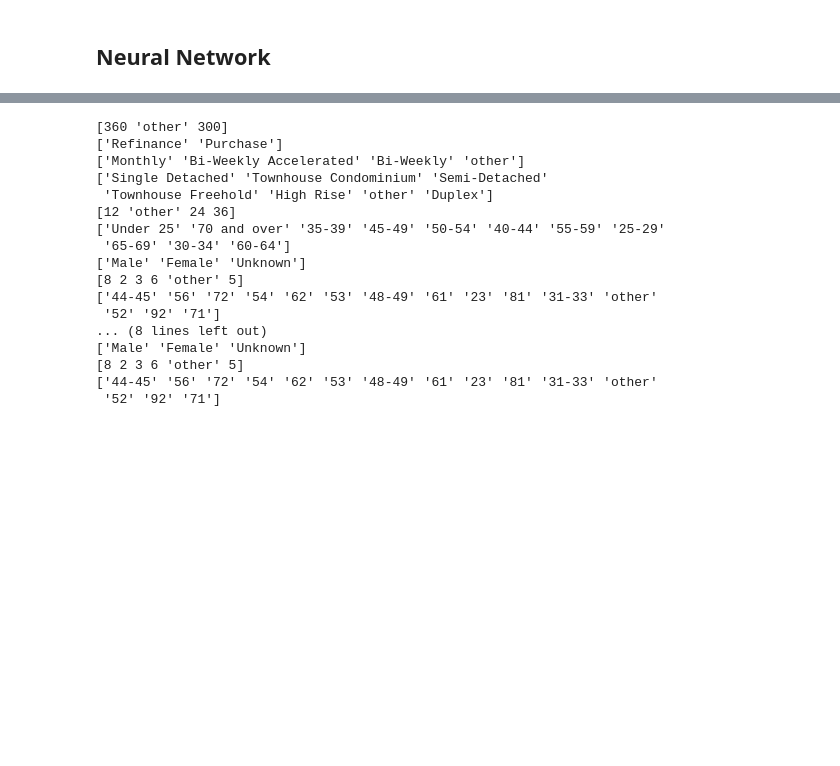
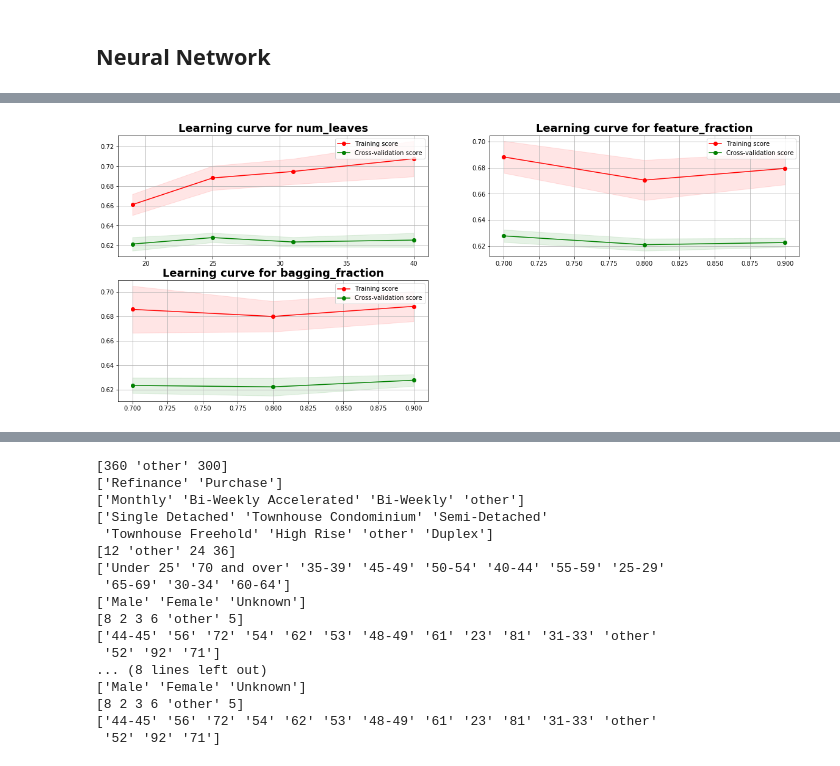
Before and after one commit to Durzot/DA_crowd_analytix, a Jupyter notebook: mortgage/notebook/Mortgage_2.ipynb, the cells around one changed output, grey strips where cells are left out. Saved outputs shown, nothing was run; the diff lists cells and outputs as text; code cells hidden in the pictures; blank space fills up the shorter version.

```diff
--- a/mortgage/notebook/Mortgage_2.ipynb
+++ b/mortgage/notebook/Mortgage_2.ipynb
@@ -200,7 +200,7 @@ class LabEncoder(BaseEstimator, TransformerMixin):
     def fit_transform(self, X, y):
         return self.fit(X, y).transform(X)
 
-def plot_learning_curve(param_grid, best_params, cv_results, params_logscale=None):
+def plot_learning_curve(param_grid, best_params, cv_results, params_logscale=[]):
     best_params_plot = {}
     for param_n, param_v in param_grid.items():
         if len(param_v) > 1:
@@ -467,0 +537,28 @@ X_ttrain.shape
+# %%
+mortgage_data = MortgageData(encoder="Lab")
+X_ttrain, y_train = mortgage_data.get_train()
+X_ttest = mortgage_data.get_test()
+# %%
+# specify your configurations as a dict
+param_grid = {'boosting_type': ['gbdt'],
+              'objective': ['binary'],
+              'metric': ['binary_logloss'],
+              'num_leaves': [19, 25, 31, 40],
+              'learning_rate': [0.05],
+              'feature_fraction': [0.7, 0.8, 0.9],
+              'bagging_fraction': [0.7, 0.8, 0.9],
+              'bagging_freq': [5],
+              'num_boost_round': [400],
+              'early_stopping_rounds': [25],
+              'verbose': [0]}
+
+gbm_grid = GBMGridSearch(cols_cat=cols_cat,
+                         param_grid=param_grid,
+                         scoring=f1_macro_eval,
+                         cv=strat_cv,
+                         verbose=2,
+                         path_model=path_model,
+                         model_name=model_name)
+
+warnings.filterwarnings('ignore')
+gbm_grid.fit(X_ttrain, y_train)
@@ -467,0 +589,4 @@ X_ttrain.shape
+# %%
+plot_learning_curve(param_grid, gbm_grid.best_params_, gbm_grid.cv_results_)
+# %% [output]
+[figure, added]
```
Also changed, not shown: parts of 7 cells of this notebook, 1 other file.
